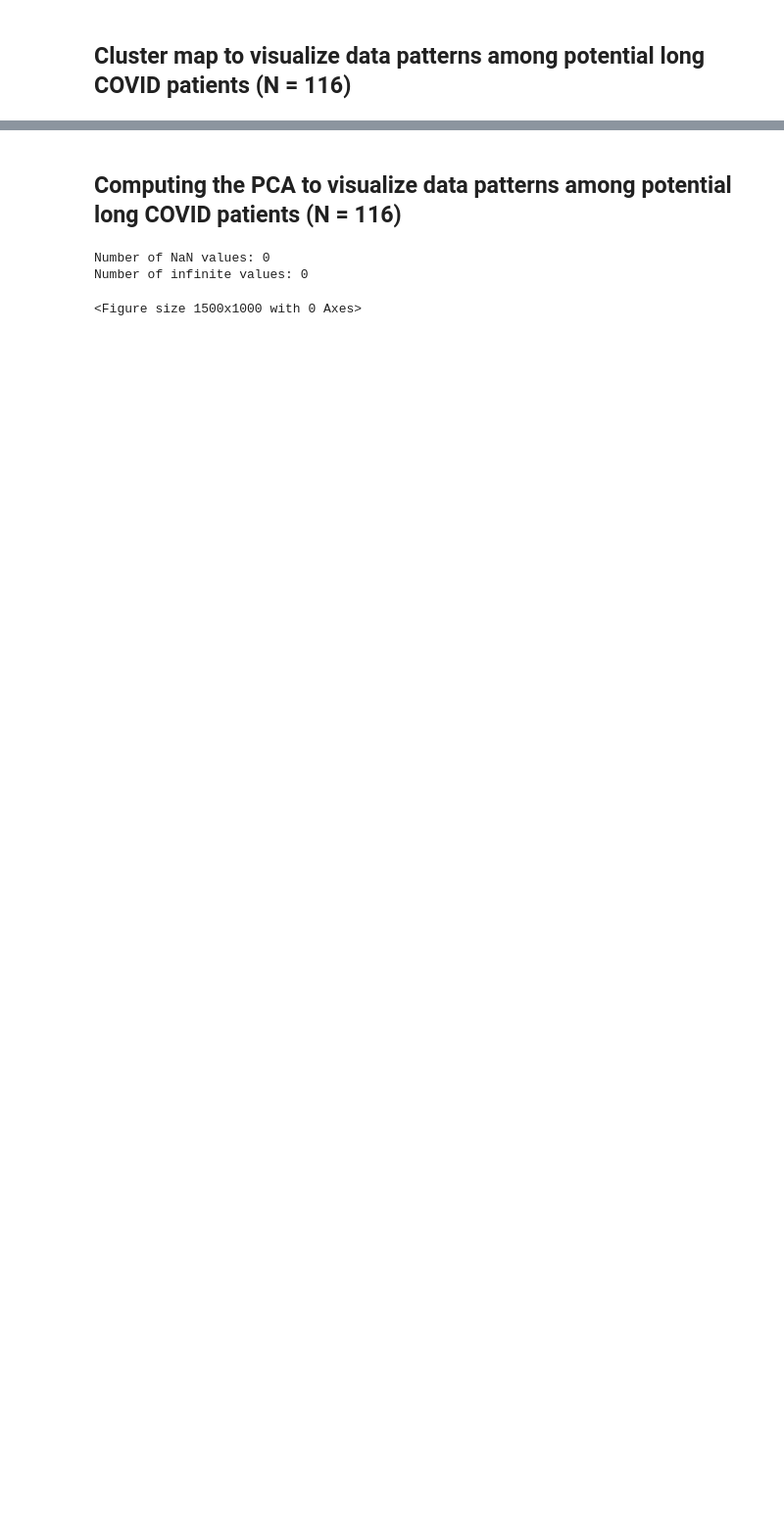
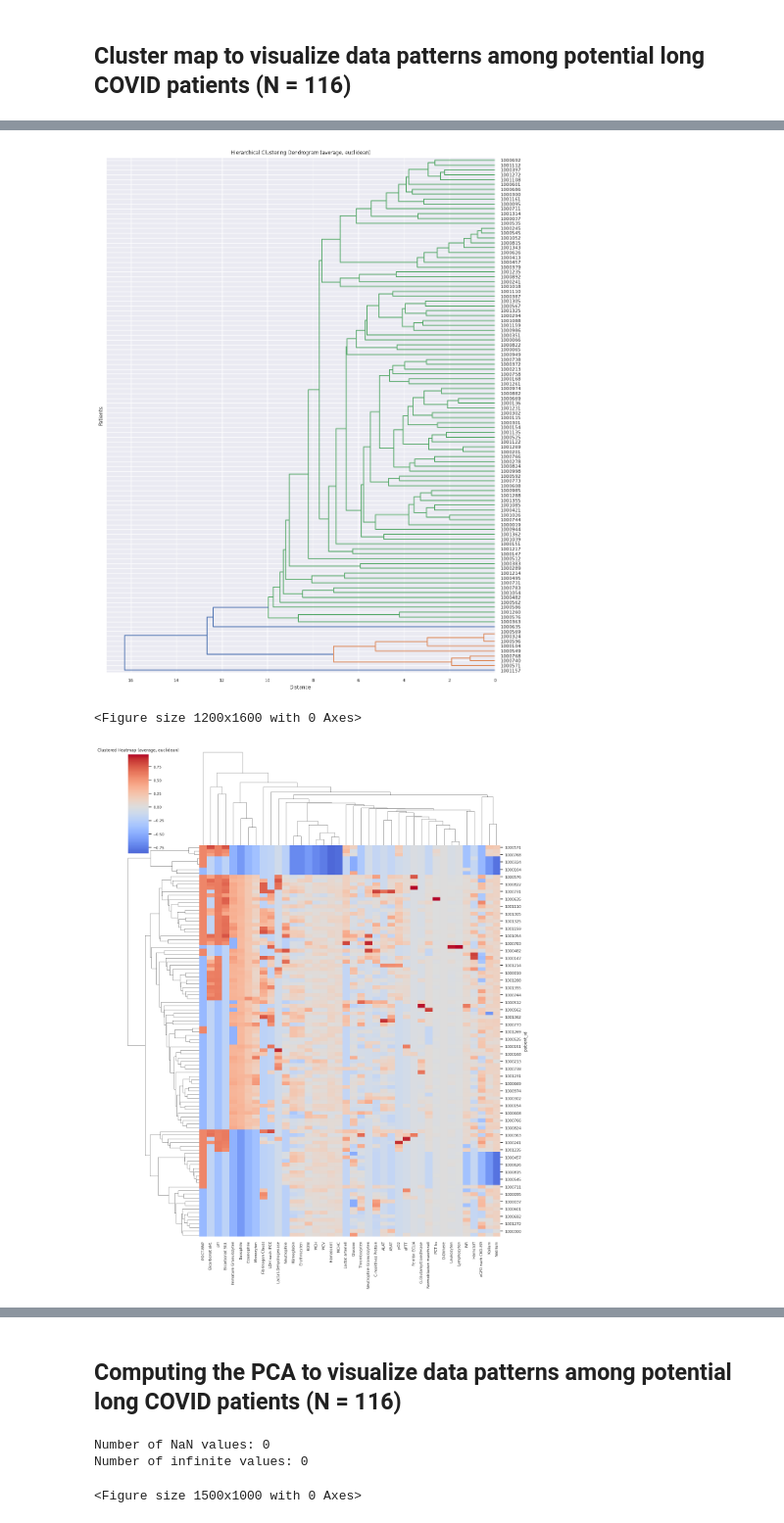
Before and after one commit to jagh/patientomics, a Jupyter notebook: notebooks/analyzing_labmarkers_for_long_covid.ipynb, the cells around one changed output, grey strips where cells are left out. Shown at 98% size. Cells and saved outputs as stored; diff of their text form; code cells hidden in the pictures; blank space fills up the shorter version.

```diff
--- a/notebooks/analyzing_labmarkers_for_long_covid.ipynb
+++ b/notebooks/analyzing_labmarkers_for_long_covid.ipynb
@@ -617,0 +1152,74 @@ Number of infinite values: 0
+# %%
+import os
+import pandas as pd
+import numpy as np
+import matplotlib.pyplot as plt
+from sklearn.preprocessing import StandardScaler
+from scipy.cluster import hierarchy
+import seaborn as sns
+
+def hierarchical_clustering(df, method='average', metric='euclidean', figsize=(12, 8), center=10):
+    # Set NaN values to 0
+    df = df.fillna(0)
+
+    # Extract the feature columns and sample data
+    feature_names = df.columns
+    samples = df.values
+
+    # Extract patients ids
+    patient_ids = df.index.values
+
+    # Standardize the data before calculating distances
+    scaler = StandardScaler()
+    scaled_samples = scaler.fit_transform(samples)
+
+    # Calculate pairwise Euclidean distances
+    similarities = hierarchy.linkage(scaled_samples, method=method, metric=metric)
+
+    # Create a hierarchical clustering dendrogram
+    plt.figure(figsize=figsize)
+    hierarchy.dendrogram(similarities, labels=patient_ids, orientation='left', leaf_font_size=8)
+    plt.title(f'Hierarchical Clustering Dendrogram ({method}, {metric})')
+    plt.xlabel('Distance')
+    plt.ylabel('Patients')
+    plt.show()
+
+    # Create a clustered heatmap using seaborn
+    sns.set(font_scale=0.7)
+    plt.figure(figsize=figsize)
+    sns.clustermap(df, method=method, metric=metric, cmap='coolwarm', figsize=figsize, center=center)
+    plt.title(f'Clustered Heatmap ({method}, {metric})')
+    plt.show()
+
+# Set the day range to be selected
+init_day = 0
+# end_day = 2
+
+# Load the list of laboratory features
+dir_path = '/home/jagh/Documents/01_UB/MultiOmiX/patientomics/data/05_data_exploration/01_preprocessing_116_PLCP/'
+filename = os.path.join(dir_path, 'lab_parameter_grouping-COPY.csv')
+df_lab_features = pd.read_csv(filename, sep=',', header=0)
+
+# Load data
+dir_path = '/home/jagh/Documents/01_UB/MultiOmiX/patientomics/data/05_data_exploration/01_preprocessing_116_PLCP/'
+filename = os.path.join(dir_path, f'116_plcp_lab_markers_day-{init_day}.csv')
+df = pd.read_csv(filename, sep=',', header=0, index_col=0)
+
+# Set the 'df' columns in the order of the 'df_lab_features'
+df = df.reindex(columns=df_lab_features['lab_parameter'].tolist())
+
+# Set the df without the first two columns
+df = df.iloc[:, 2:].copy()
+
+# Set NaN values to 0
+df = df.fillna(-1)
+
+## Normalize the data
+df = df.apply(lambda x: (x - np.mean(x)) / (np.max(x) - np.min(x)))
+
+# Call the hierarchical_clustering function
+hierarchical_clustering(df, method='average', metric='euclidean', figsize=(12, 16), center=0)
+# %% [output]
+[figure, added]
+<Figure size 1200x1600 with 0 Axes>
+[figure, added]
```
Also changed, not shown: parts of 18 cells of this notebook.
